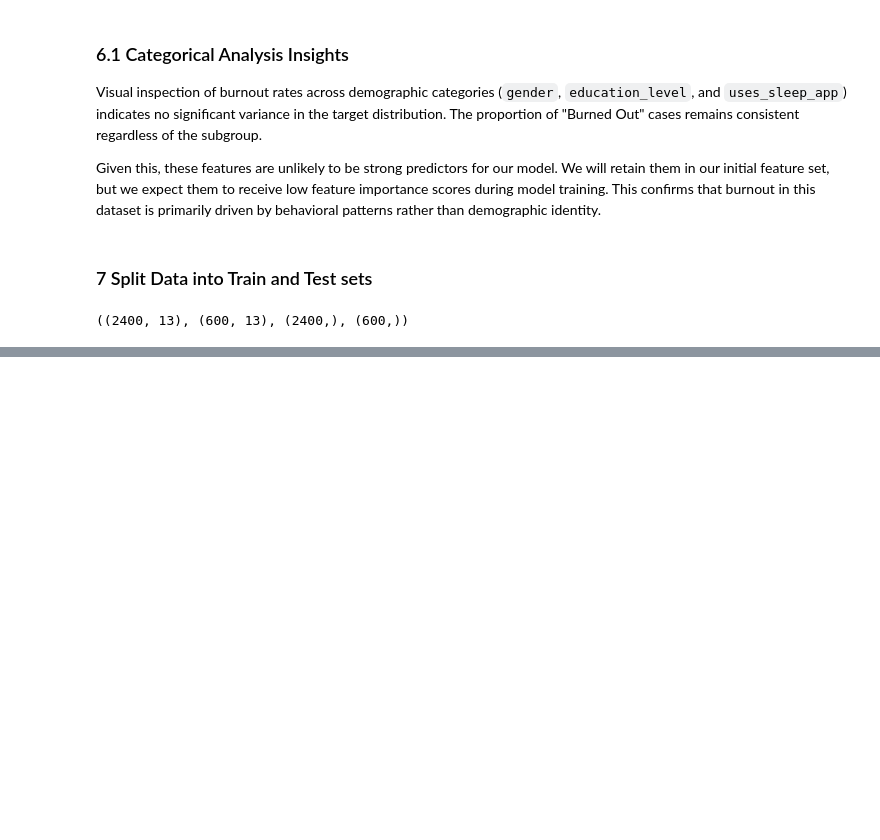
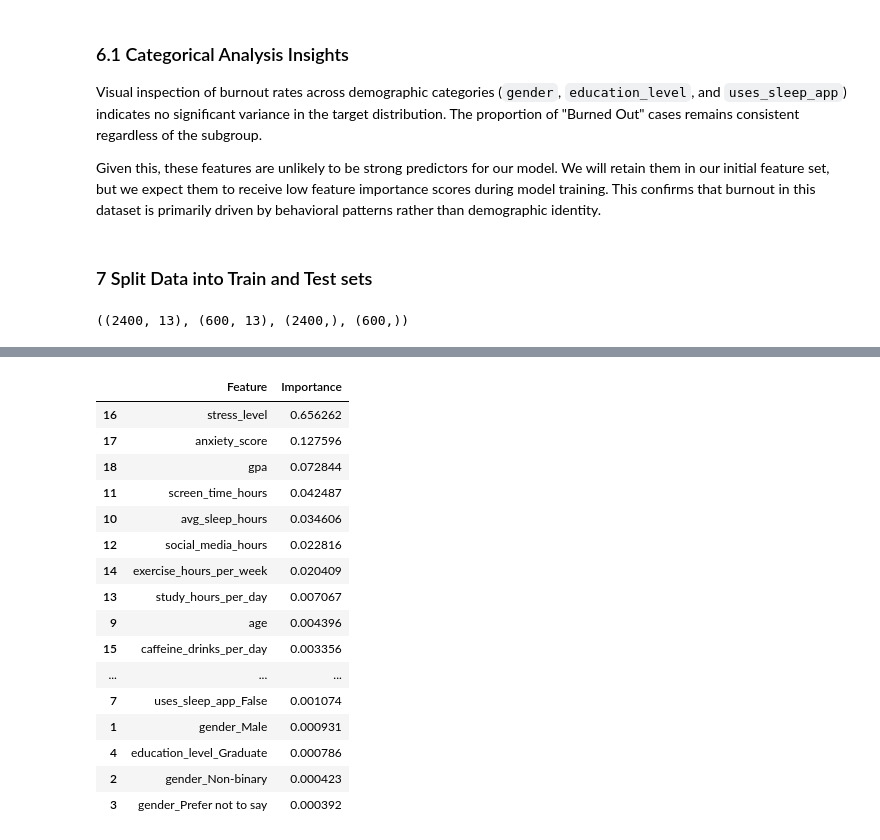
Before and after one commit to whosedreamisthis/tabular-data-science, a Jupyter notebook: mental-health/student_wellness.ipynb, the cells around one changed output, grey strips where cells are left out. Drawn from its saved outputs; the diff is of its cells as text; code cells hidden in the pictures; blank space fills up the shorter version.

Commit message:
train and evaluate random forest and logistic regression models

```diff
--- a/mental-health/student_wellness.ipynb
+++ b/mental-health/student_wellness.ipynb
@@ -185,7 +188,7 @@ Given this, these features are unlikely to be strong predictors for our model. W
 # %% [markdown]
 ### 7 Split Data into Train and Test sets
 # %%
-X_train, y_train, X_test, y_test = train_test_split(X,y,test_size=0.2, random_state=42)
-X_train.shape, y_train.shape, X_test.shape, y_test.shape
+X_train, X_test, y_train, y_test = train_test_split(X,y,test_size=0.2, random_state=42)
+X_train.shape,  X_test.shape, y_train.shape,y_test.shape
 # %% [output]
 ((2400, 13), (600, 13), (2400,), (600,))
@@ -192,20 +203,19 @@ X_train.shape, y_train.shape, X_test.shape, y_test.shape
 # %%
-categorical_preprocessor = ColumnTransformer(
-    transformers= [('cat',OneHotEncoder]
-)
-
-
 linear_preprocessor = ColumnTransformer(
     transformers=[
+        ('cat', OneHotEncoder(handle_unknown='ignore'), cat_cols),
         ('num', Pipeline([('scaler', StandardScaler()), ('power', PowerTransformer())]), num_cols)
-    ]
+    ],
+    remainder='passthrough'
 )
 
 # Preprocessing for Tree-based models (No transformation needed)
 tree_preprocessor = ColumnTransformer(
     transformers=[
+        ('cat', OneHotEncoder(handle_unknown='ignore'), cat_cols),
         ('num', 'passthrough', num_cols) # Trees don't require scaling/skew handling
-    ]
+    ],
+    remainder='passthrough'
 )
 # Logistic Regression Pipeline
 logreg_pipeline = Pipeline(steps=[
@@ -220,0 +246,7 @@ rf_pipeline = Pipeline(steps=[
+# %%
+# Fit the pipelines
+logreg_pipeline.fit(X_train, y_train)
+rf_pipeline.fit(X_train, y_train)
+
+# Evaluate (example)
+print(f"Random Forest Score: {rf_pipeline.score(X_test, y_test):.4f}")
@@ -220,0 +291,37 @@ rf_pipeline = Pipeline(steps=[
+# %%
+# 1. Get the preprocessor from the trained pipeline
+preprocessor = rf_pipeline.named_steps['preprocessor']
+
+# 2. Extract feature names from the OneHotEncoder and numeric columns
+# Note: This assumes you used get_feature_names_out()
+cat_names = preprocessor.named_transformers_['cat'].get_feature_names_out(cat_cols)
+all_feature_names = list(cat_names) + list(num_cols)
+
+# 3. Get importances from the classifier
+importances = rf_pipeline.named_steps['classifier'].feature_importances_
+
+# 4. Create a DataFrame for readability
+importance_df = pd.DataFrame({
+    'Feature': all_feature_names,
+    'Importance': importances
+}).sort_values(by='Importance', ascending=False)
+
+importance_df
+# %% [output]
+|  | Feature | Importance |
+| 16 | stress_level | 0.656262 |
+| 17 | anxiety_score | 0.127596 |
+| 18 | gpa | 0.072844 |
+| 11 | screen_time_hours | 0.042487 |
+| 10 | avg_sleep_hours | 0.034606 |
+| 12 | social_media_hours | 0.022816 |
+| 14 | exercise_hours_per_week | 0.020409 |
+| 13 | study_hours_per_day | 0.007067 |
+| 9 | age | 0.004396 |
+| 15 | caffeine_drinks_per_day | 0.003356 |
+| ... | ... | ... |
+| 7 | uses_sleep_app_False | 0.001074 |
+| 1 | gender_Male | 0.000931 |
+| 4 | education_level_Graduate | 0.000786 |
+| 2 | gender_Non-binary | 0.000423 |
+| 3 | gender_Prefer not to say | 0.000392 |
```
Also changed, not shown: parts of 12 cells of this notebook.
